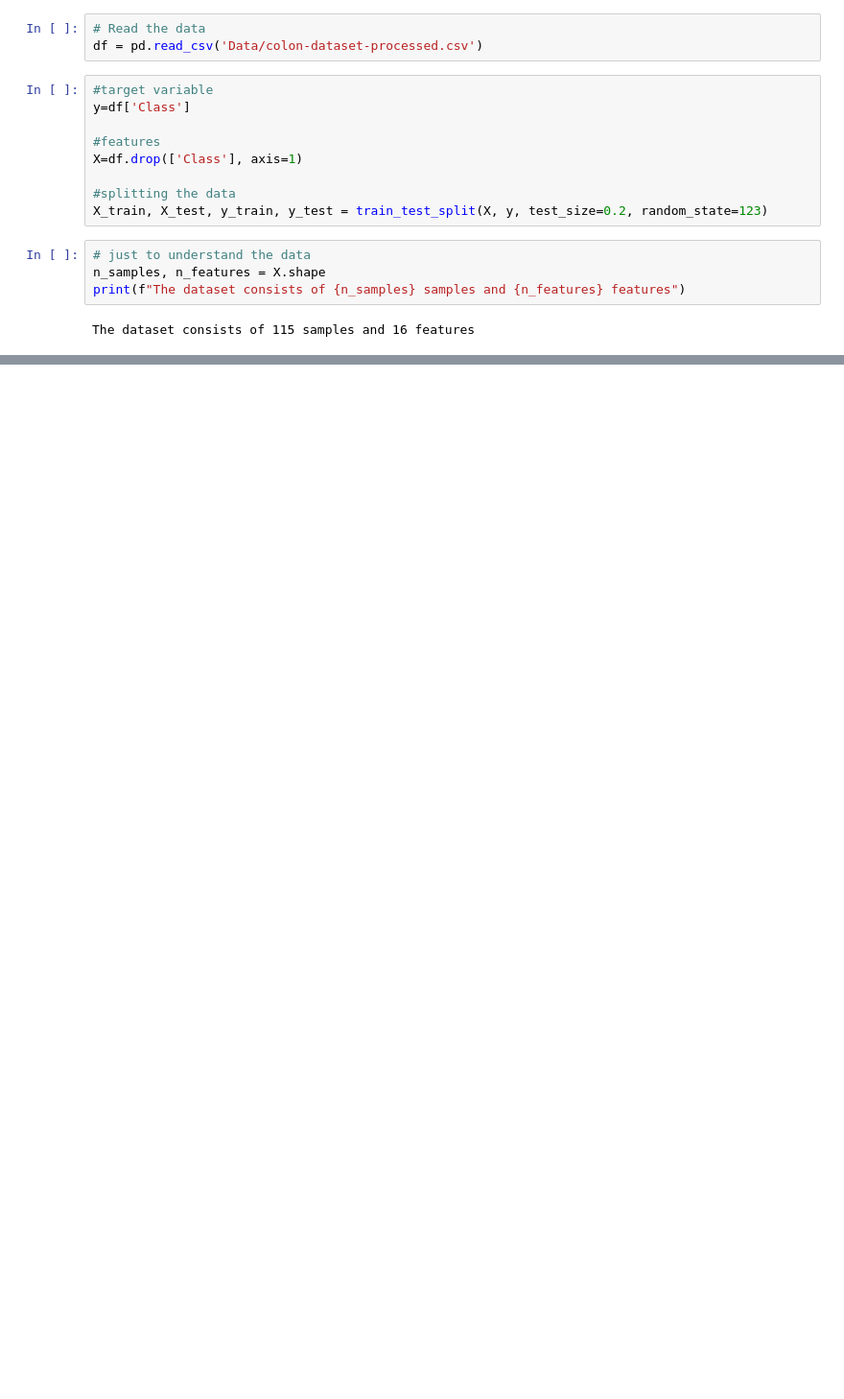
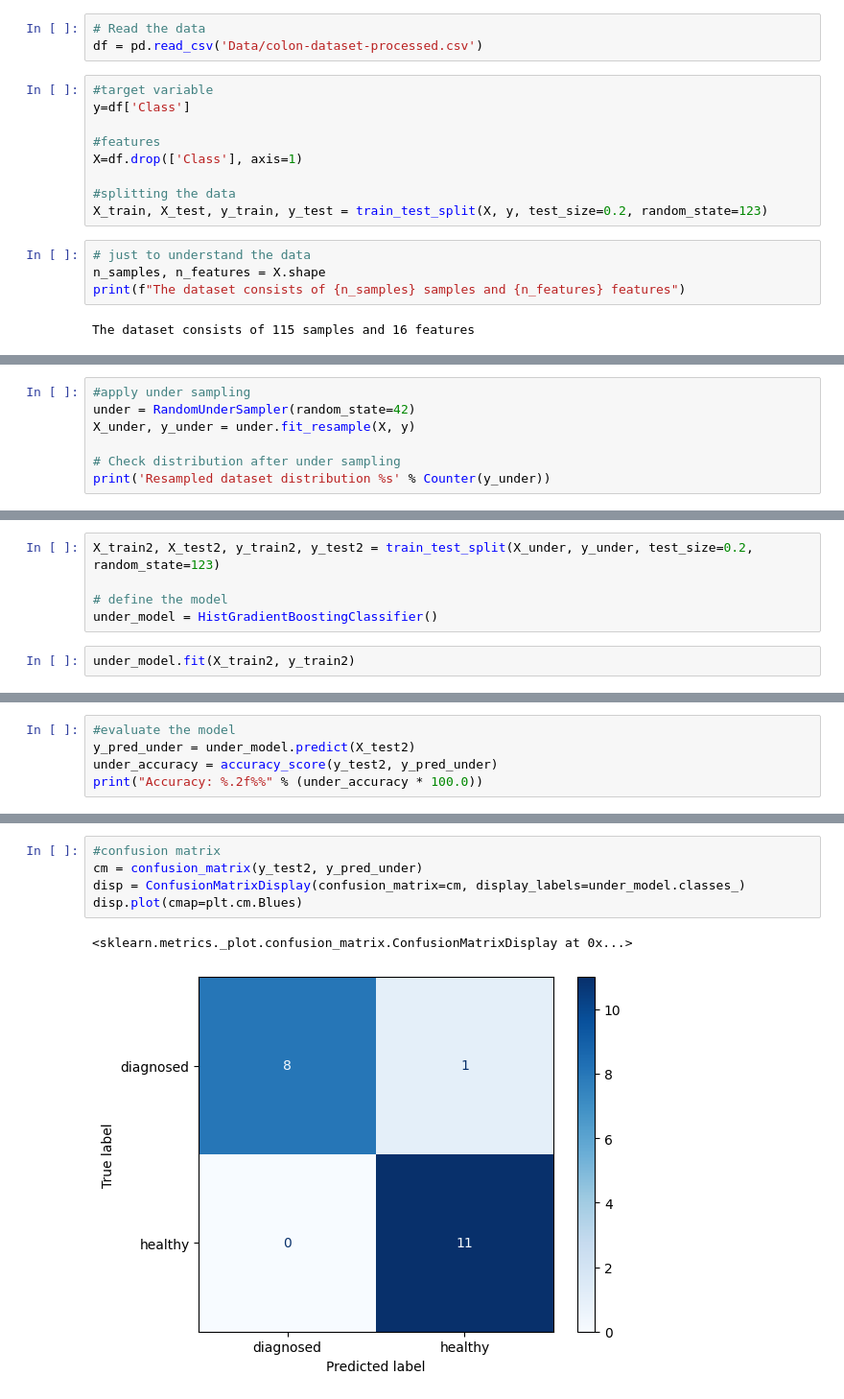
Before and after one commit to shaaleissa/colon_predictions, a Jupyter notebook: HGB_model.ipynb, the cells around one changed output, grey strips where cells are left out. Shown: that part at 96% size. Drawn from its saved outputs; the diff is of its cells as text; blank space fills up the shorter version.

```diff
--- a/HGB_model.ipynb
+++ b/HGB_model.ipynb
@@ -87,0 +183,7 @@ Accuracy: 0.7826
+# %%
+#apply under sampling
+under = RandomUnderSampler(random_state=42)
+X_under, y_under = under.fit_resample(X, y)
+
+# Check distribution after under sampling
+print('Resampled dataset distribution %s' % Counter(y_under))
@@ -87,0 +192,7 @@ Accuracy: 0.7826
+# %%
+X_train2, X_test2, y_train2, y_test2 = train_test_split(X_under, y_under, test_size=0.2, random_state=123)
+
+# define the model
+under_model = HistGradientBoostingClassifier()
+# %%
+under_model.fit(X_train2, y_train2)
@@ -87,0 +201,5 @@ Accuracy: 0.7826
+# %%
+#evaluate the model
+y_pred_under = under_model.predict(X_test2)
+under_accuracy = accuracy_score(y_test2, y_pred_under)
+print("Accuracy: %.2f%%" % (under_accuracy * 100.0))
@@ -87,0 +220,8 @@ Accuracy: 0.7826
+# %%
+#confusion matrix
+cm = confusion_matrix(y_test2, y_pred_under)
+disp = ConfusionMatrixDisplay(confusion_matrix=cm, display_labels=under_model.classes_)
+disp.plot(cmap=plt.cm.Blues)
+# %% [output]
+<sklearn.metrics._plot.confusion_matrix.ConfusionMatrixDisplay at 0x...>
+[figure, added]
```
Also changed, not shown: parts of 23 cells of this notebook, 2 other files.
